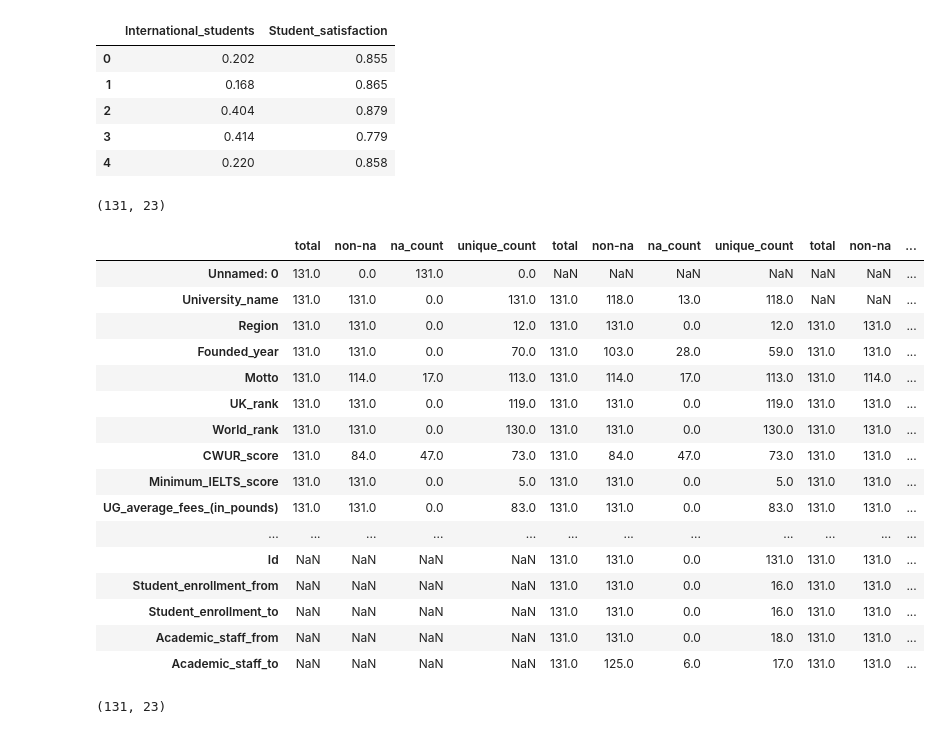
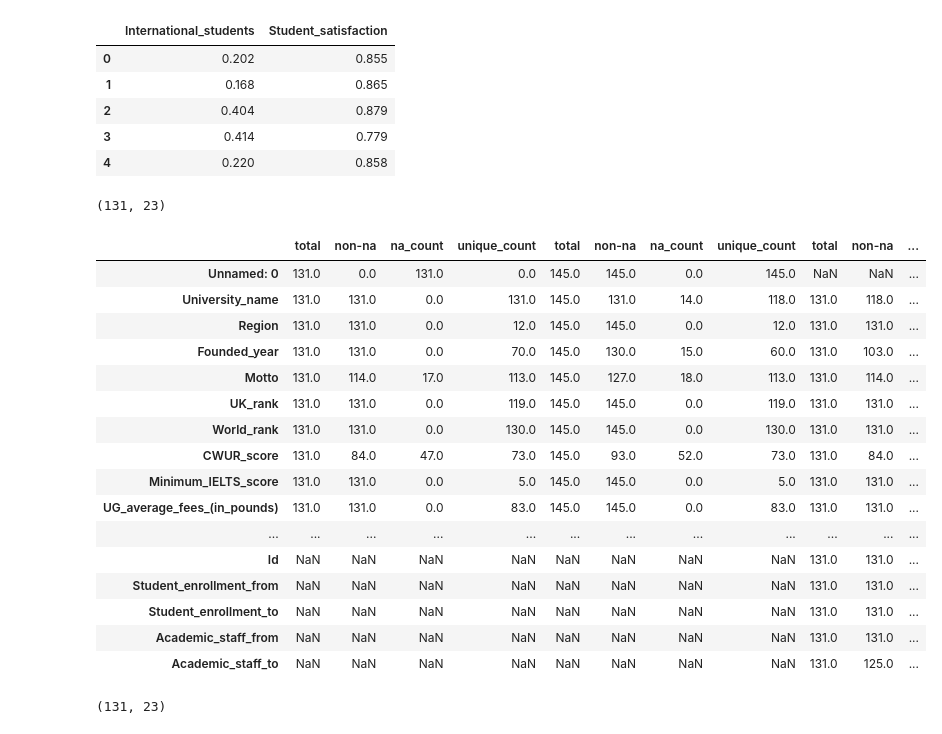
Before and after one commit to xmihol00/kddm1_proj_2023, a Jupyter notebook: src/dataset_analysis/compare_preprocessing.ipynb, the cells around one changed output. Drawn from its saved outputs; the diff is of its cells as text; code cells hidden in the pictures.

```diff
--- a/src/dataset_analysis/compare_preprocessing.ipynb
+++ b/src/dataset_analysis/compare_preprocessing.ipynb
@@ -15,6 +15,7 @@ d:\_MyDoc\UNI\MA-INF\B_Data_Science\2.Sem\KDDM1-Know. Disc. & Data Mining 1\2023
 # get 'uk_universities.csv' from https://www.kaggle.com/datasets/mayureshkoli/best-universities-in-the-united-kingdom
 
 df_ground_truth = pd.read_csv("./data/uk_universities.csv")
+df_origin = pd.read_csv("./data/universities.csv")
 df_cleaned = pd.read_csv("./data/01_cleaning/Universities.csv")
 df_preprocessed_mean = pd.concat([pd.read_csv("./data/03_imputation/Universities_train_mean.csv"), pd.read_csv("./data/03_imputation/Universities_test_mean.csv")])
 df_preprocessed_median = pd.concat([pd.read_csv("./data/03_imputation/Universities_train_median.csv"), pd.read_csv("./data/03_imputation/Universities_test_median.csv")])
@@ -48,41 +47,41 @@ display(df_ground_truth[["International_students", "Student_satisfaction"]].head
 | 3 | 0.414 | 0.779 |
 | 4 | 0.220 | 0.858 |
 # %%
-def display_info(df_list):
+def display_info(df_list: "list[pd.DataFrame]"):
     df_info = pd.DataFrame()
     for df in df_list:
         tmp = pd.DataFrame({
             'total': (df.shape[0]),
             'non-na': df.count(),
             'na_count': (df.isna().sum()),
             'unique_count': (df.nunique()),
         })
         df_info = pd.concat([df_info, tmp], axis=1)
 
     # df_out.columns = list(range(len(df_out.columns)))
     print(df.shape)
     display(df_info)
 
-display_info([df_ground_truth, df_cleaned, df_preprocessed_mean])
+display_info([df_ground_truth, df_origin, df_cleaned, df_preprocessed_mean])
 # %% [output]
 (131, 23)
 |  | total | non-na | na_count | unique_count | total | non-na | na_count | unique_count | total | non-na | ... |
-| Unnamed: 0 | 131.0 | 0.0 | 131.0 | 0.0 | NaN | NaN | NaN | NaN | NaN | NaN | ... |
-| University_name | 131.0 | 131.0 | 0.0 | 131.0 | 131.0 | 118.0 | 13.0 | 118.0 | NaN | NaN | ... |
-| Region | 131.0 | 131.0 | 0.0 | 12.0 | 131.0 | 131.0 | 0.0 | 12.0 | 131.0 | 131.0 | ... |
-| Founded_year | 131.0 | 131.0 | 0.0 | 70.0 | 131.0 | 103.0 | 28.0 | 59.0 | 131.0 | 131.0 | ... |
-| Motto | 131.0 | 114.0 | 17.0 | 113.0 | 131.0 | 114.0 | 17.0 | 113.0 | 131.0 | 114.0 | ... |
-| UK_rank | 131.0 | 131.0 | 0.0 | 119.0 | 131.0 | 131.0 | 0.0 | 119.0 | 131.0 | 131.0 | ... |
-| World_rank | 131.0 | 131.0 | 0.0 | 130.0 | 131.0 | 131.0 | 0.0 | 130.0 | 131.0 | 131.0 | ... |
-| CWUR_score | 131.0 | 84.0 | 47.0 | 73.0 | 131.0 | 84.0 | 47.0 | 73.0 | 131.0 | 131.0 | ... |
-| Minimum_IELTS_score | 131.0 | 131.0 | 0.0 | 5.0 | 131.0 | 131.0 | 0.0 | 5.0 | 131.0 | 131.0 | ... |
-| UG_average_fees_(in_pounds) | 131.0 | 131.0 | 0.0 | 83.0 | 131.0 | 131.0 | 0.0 | 83.0 | 131.0 | 131.0 | ... |
+| Unnamed: 0 | 131.0 | 0.0 | 131.0 | 0.0 | 145.0 | 145.0 | 0.0 | 145.0 | NaN | NaN | ... |
+| University_name | 131.0 | 131.0 | 0.0 | 131.0 | 145.0 | 131.0 | 14.0 | 118.0 | 131.0 | 118.0 | ... |
+| Region | 131.0 | 131.0 | 0.0 | 12.0 | 145.0 | 145.0 | 0.0 | 12.0 | 131.0 | 131.0 | ... |
+| Founded_year | 131.0 | 131.0 | 0.0 | 70.0 | 145.0 | 130.0 | 15.0 | 60.0 | 131.0 | 103.0 | ... |
+| Motto | 131.0 | 114.0 | 17.0 | 113.0 | 145.0 | 127.0 | 18.0 | 113.0 | 131.0 | 114.0 | ... |
+| UK_rank | 131.0 | 131.0 | 0.0 | 119.0 | 145.0 | 145.0 | 0.0 | 119.0 | 131.0 | 131.0 | ... |
+| World_rank | 131.0 | 131.0 | 0.0 | 130.0 | 145.0 | 145.0 | 0.0 | 130.0 | 131.0 | 131.0 | ... |
+| CWUR_score | 131.0 | 84.0 | 47.0 | 73.0 | 145.0 | 93.0 | 52.0 | 73.0 | 131.0 | 84.0 | ... |
+| Minimum_IELTS_score | 131.0 | 131.0 | 0.0 | 5.0 | 145.0 | 145.0 | 0.0 | 5.0 | 131.0 | 131.0 | ... |
+| UG_average_fees_(in_pounds) | 131.0 | 131.0 | 0.0 | 83.0 | 145.0 | 145.0 | 0.0 | 83.0 | 131.0 | 131.0 | ... |
 | ... | ... | ... | ... | ... | ... | ... | ... | ... | ... | ... | ... |
-| Id | NaN | NaN | NaN | NaN | 131.0 | 131.0 | 0.0 | 131.0 | 131.0 | 131.0 | ... |
-| Student_enrollment_from | NaN | NaN | NaN | NaN | 131.0 | 131.0 | 0.0 | 16.0 | 131.0 | 131.0 | ... |
-| Student_enrollment_to | NaN | NaN | NaN | NaN | 131.0 | 131.0 | 0.0 | 16.0 | 131.0 | 131.0 | ... |
-| Academic_staff_from | NaN | NaN | NaN | NaN | 131.0 | 131.0 | 0.0 | 18.0 | 131.0 | 131.0 | ... |
-| Academic_staff_to | NaN | NaN | NaN | NaN | 131.0 | 125.0 | 6.0 | 17.0 | 131.0 | 131.0 | ... |
+| Id | NaN | NaN | NaN | NaN | NaN | NaN | NaN | NaN | 131.0 | 131.0 | ... |
+| Student_enrollment_from | NaN | NaN | NaN | NaN | NaN | NaN | NaN | NaN | 131.0 | 131.0 | ... |
+| Student_enrollment_to | NaN | NaN | NaN | NaN | NaN | NaN | NaN | NaN | 131.0 | 131.0 | ... |
+| Academic_staff_from | NaN | NaN | NaN | NaN | NaN | NaN | NaN | NaN | 131.0 | 131.0 | ... |
+| Academic_staff_to | NaN | NaN | NaN | NaN | NaN | NaN | NaN | NaN | 131.0 | 125.0 | ... |
 # %%
 def display_na(df_list, label = None):
     df_info = pd.DataFrame()
```
Also changed, not shown: parts of 7 cells of this notebook, 2 other files.
